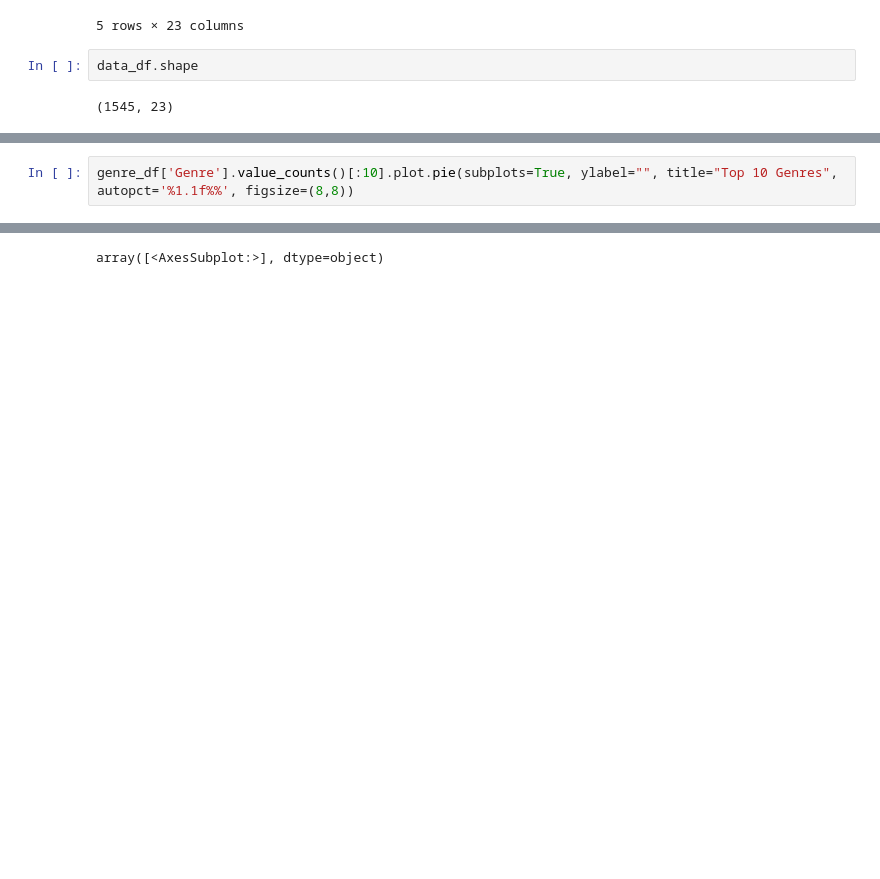
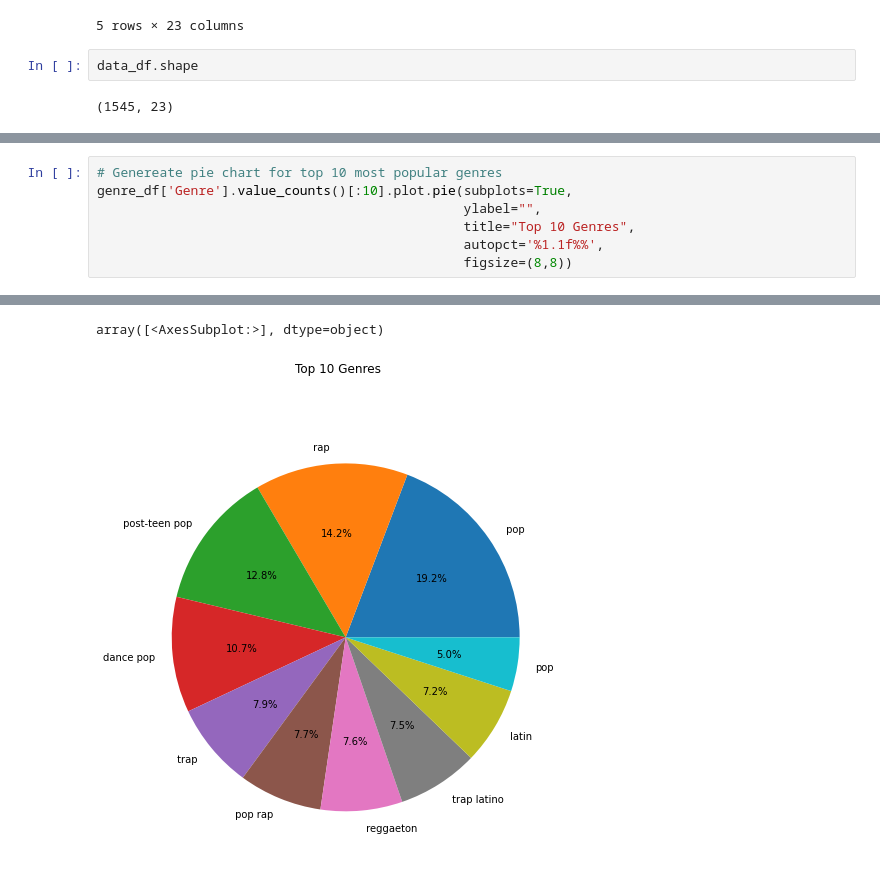
Before and after one commit to memeguerrini/Project-One, a Jupyter notebook: spotify_jon.ipynb, the cells around one changed output, grey strips where cells are left out. Cells and saved outputs as stored; diff of their text form; blank space fills up the shorter version.

```diff
--- a/spotify_jon.ipynb
+++ b/spotify_jon.ipynb
@@ -130,3 +119,8 @@ genre_df.head()
 # %%
-genre_df['Genre'].value_counts()[:10].plot.pie(subplots=True, ylabel="", title="Top 10 Genres", autopct='%1.1f%%', figsize=(8,8))
+# Genereate pie chart for top 10 most popular genres
+genre_df['Genre'].value_counts()[:10].plot.pie(subplots=True,
+                                               ylabel="",
+                                               title="Top 10 Genres",
+                                               autopct='%1.1f%%',
+                                               figsize=(8,8))
 # %% [output]
@@ -135 +127,2 @@ genre_df['Genre'].value_counts()[:10].plot.pie(subplots=True, ylabel="", title="
 array([<AxesSubplot:>], dtype=object)
+[figure, added]
```
Also changed, not shown: parts of 13 cells of this notebook.
